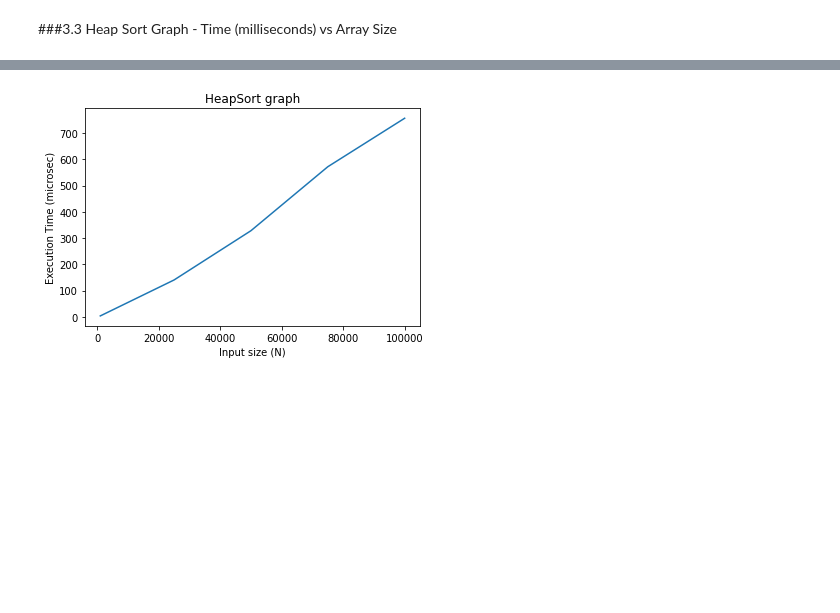
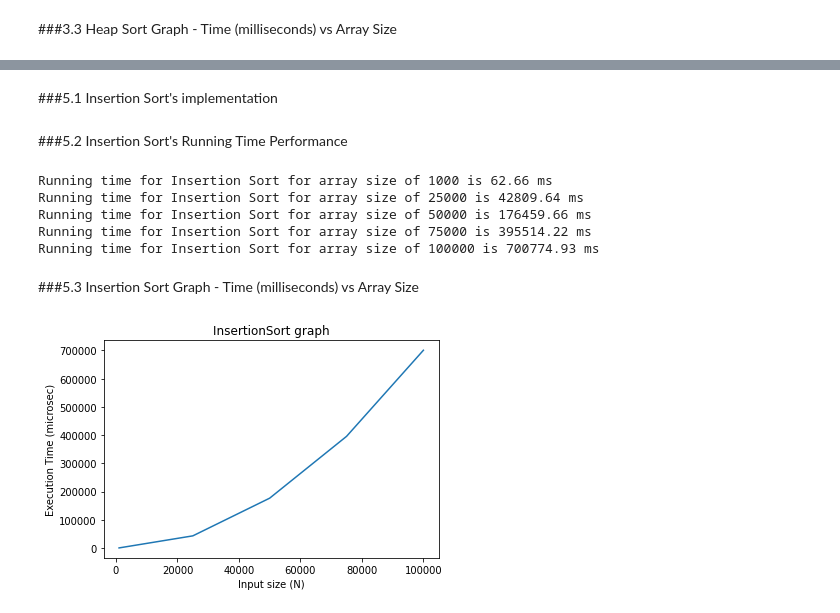
Before and after one commit to AhmedMoneimm/SortingTechniques, a Jupyter notebook: DS2_SortingTechniques.ipynb, the cells around one changed output, grey strips where cells are left out. Saved outputs shown, nothing was run; the diff lists cells and outputs as text; code cells hidden in the pictures; blank space fills up the shorter version.

```diff
--- a/DS2_SortingTechniques.ipynb
+++ b/DS2_SortingTechniques.ipynb
@@ -284,11 +415,55 @@ Running time for Merge Sort for array size of 100000 is 756.46 ms
+# %% [markdown]
+###5.1 Insertion Sort's implementation
+# %%
+def InsertionSort(arr):
+    # Iterate through the array from the second element (index 1) to the last element (index len(array)-1)
+    for i in range(1, len(arr)):
+        # Set the key to the current element
+        key = arr[i]
+        # Set j to the index of the current element
+        j = i
+        # Compare the key with the elements to its left
+        # If the element at index j-1 is greater than key and j > 0, move that element to the right by one position
+        # Continue moving left until the element at index j-1 is no longer greater than key
+        while j > 0 and arr[j - 1] > key:
+            arr[j - 1], arr[j] = arr[j], arr[j - 1] # swap the current element with the element at index j-1
+            j -= 1 # decrement j to continue moving left
+        # Insert the key into its correct position in the array
+        arr[j] = key
+# %% [markdown]
+###5.2 Insertion Sort's Running Time Performance
+# %%
+InsertionSort_times = []
+multiple_arrays_is=copy.deepcopy(array_of_arrays) # to prevent the change of array_of_arrays variable values/ make the random numbers the same for all other sorting techni
+
+for arr in multiple_arrays_is:
+    n=len(arr)
+
+    start_time = time.time()
+
+    InsertionSort(arr)
+
+    end_time = time.time()
+    elapsed_time_ms = (end_time - start_time) * 1000
+    InsertionSort_times.append(elapsed_time_ms)
+
+    print(f"Running time for Insertion Sort for array size of {n} is {elapsed_time_ms:.2f} ms")
+# %% [output]
+Running time for Insertion Sort for array size of 1000 is 62.66 ms
+Running time for Insertion Sort for array size of 25000 is 42809.64 ms
+Running time for Insertion Sort for array size of 50000 is 176459.66 ms
+Running time for Insertion Sort for array size of 75000 is 395514.22 ms
+Running time for Insertion Sort for array size of 100000 is 700774.93 ms
+# %% [markdown]
+###5.3 Insertion Sort Graph - Time (milliseconds) vs Array Size
 # %%
-plt.plot(sizes, HeapSort_times) # to add label, put this in the parameters ", label="HeapSort""
-plt.title("HeapSort graph")
+plt.plot(sizes, InsertionSort_times, label="InsertionSort")
+plt.title("InsertionSort graph")
 
 plt.xlabel("Input size (N)")
 plt.ylabel("Execution Time (microsec)")
 
-# plt.legend()---used to label lines (must pass a label in the plot function)
+# plt.legend()#---used to label lines (must pass a label in the plot function)
 plt.show()
 # %% [output]
-[figure, old version]
+[figure, new version]
```
Also changed, not shown: parts of 42 cells of this notebook.
